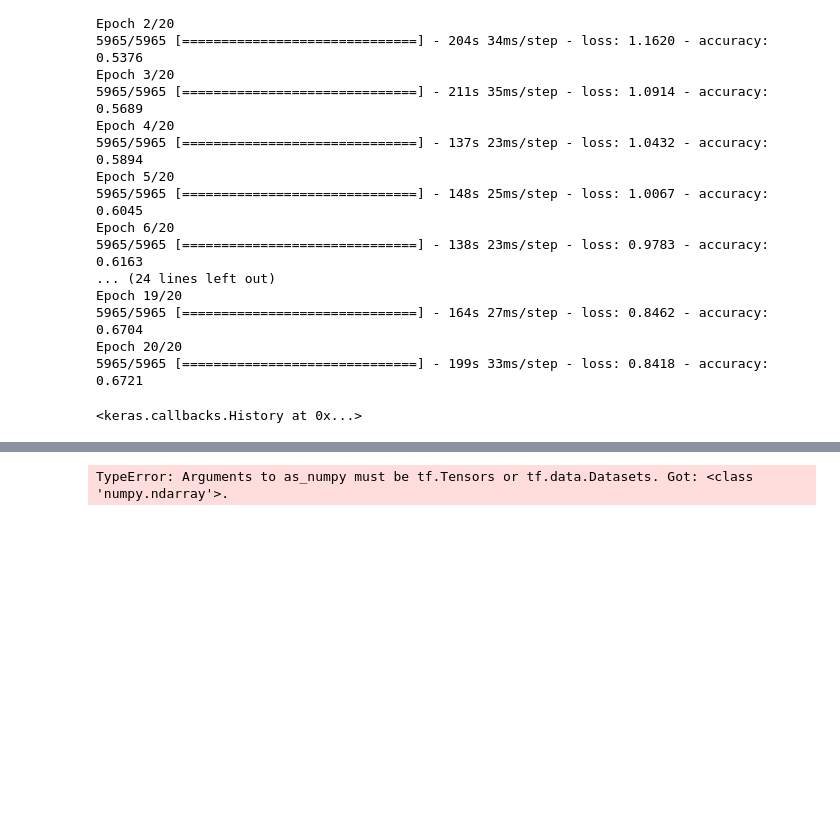
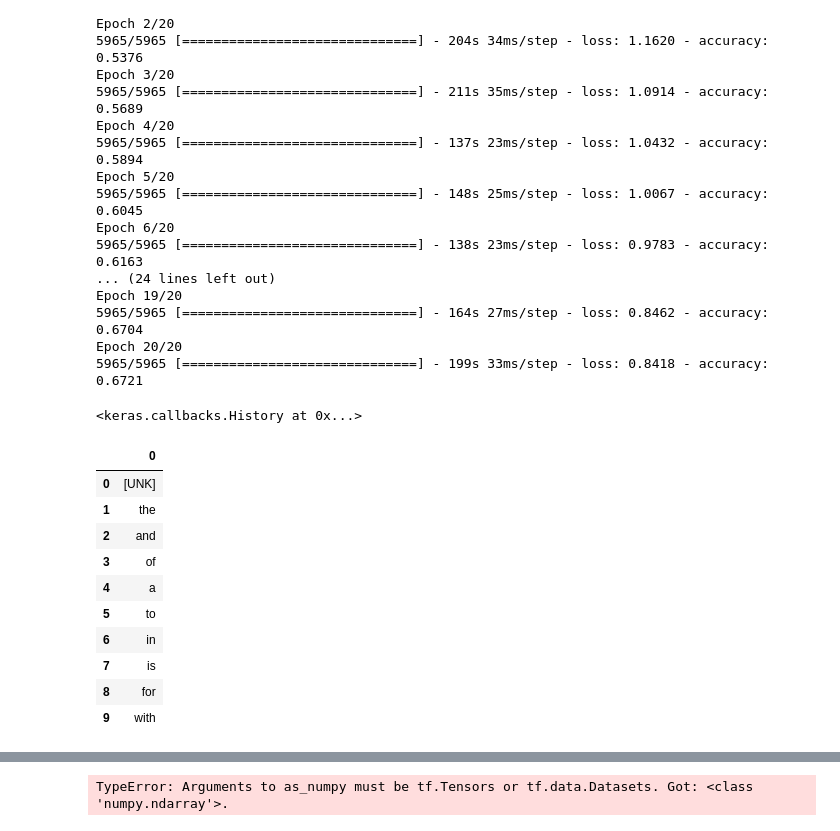
Before and after one commit to athaichi/BookGenreClassification, a Jupyter notebook: code/milestone1.ipynb, the cells around one changed output, grey strips where cells are left out. Saved outputs shown, nothing was run; the diff lists cells and outputs as text; code cells hidden in the pictures; blank space fills up the shorter version.

```diff
--- a/code/milestone1.ipynb
+++ b/code/milestone1.ipynb
@@ -399,0 +402,16 @@ out_m.close()
+# %%
+metadata = pd.read_csv(open('metadata.tsv'), header=None)
+# %%
+metadata.head(10)
+# %% [output]
+|  | 0 |
+| 0 | [UNK] |
+| 1 | the |
+| 2 | and |
+| 3 | of |
+| 4 | a |
+| 5 | to |
+| 6 | in |
+| 7 | is |
+| 8 | for |
+| 9 | with |
```
Also changed, not shown: parts of 3 cells of this notebook.
